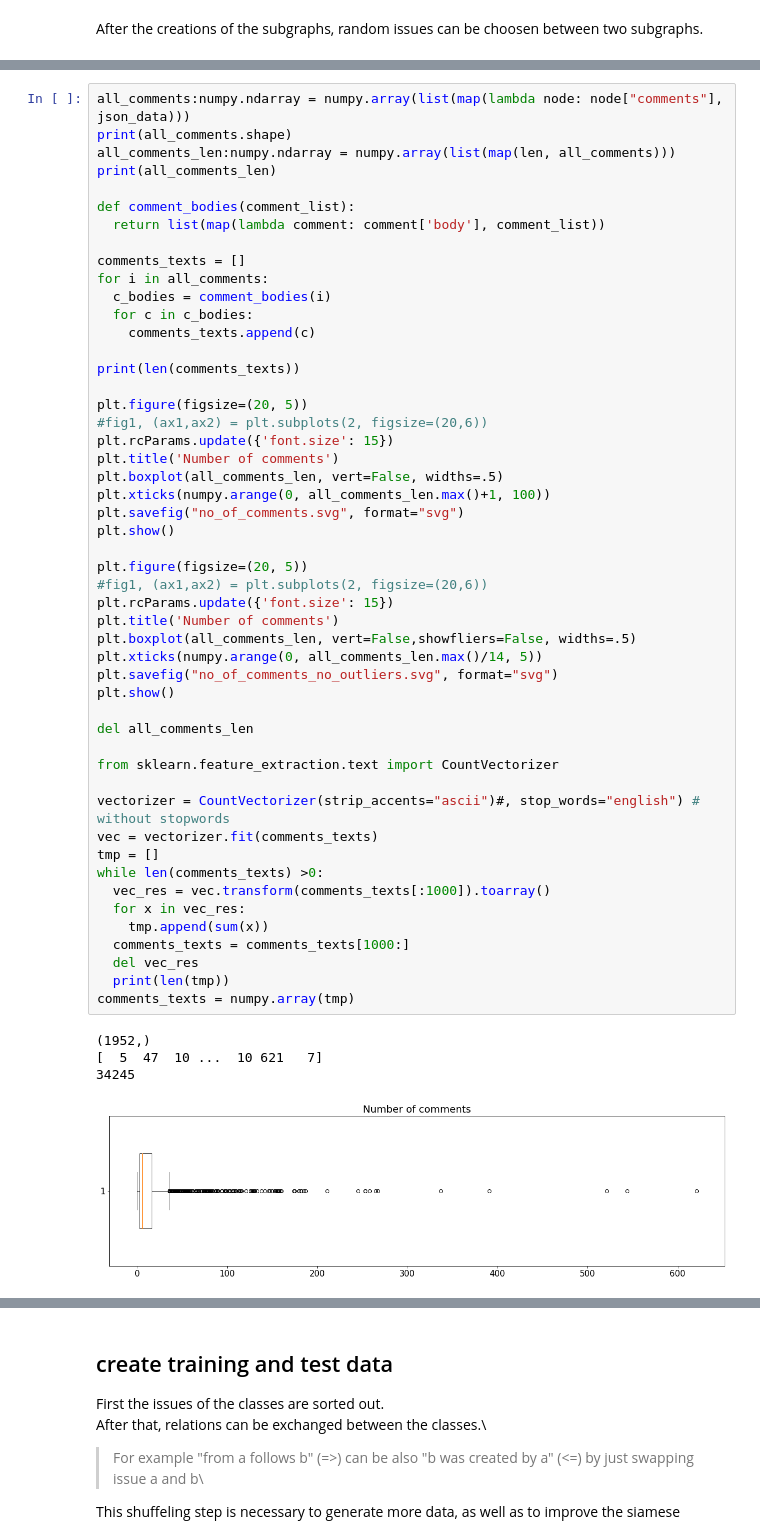
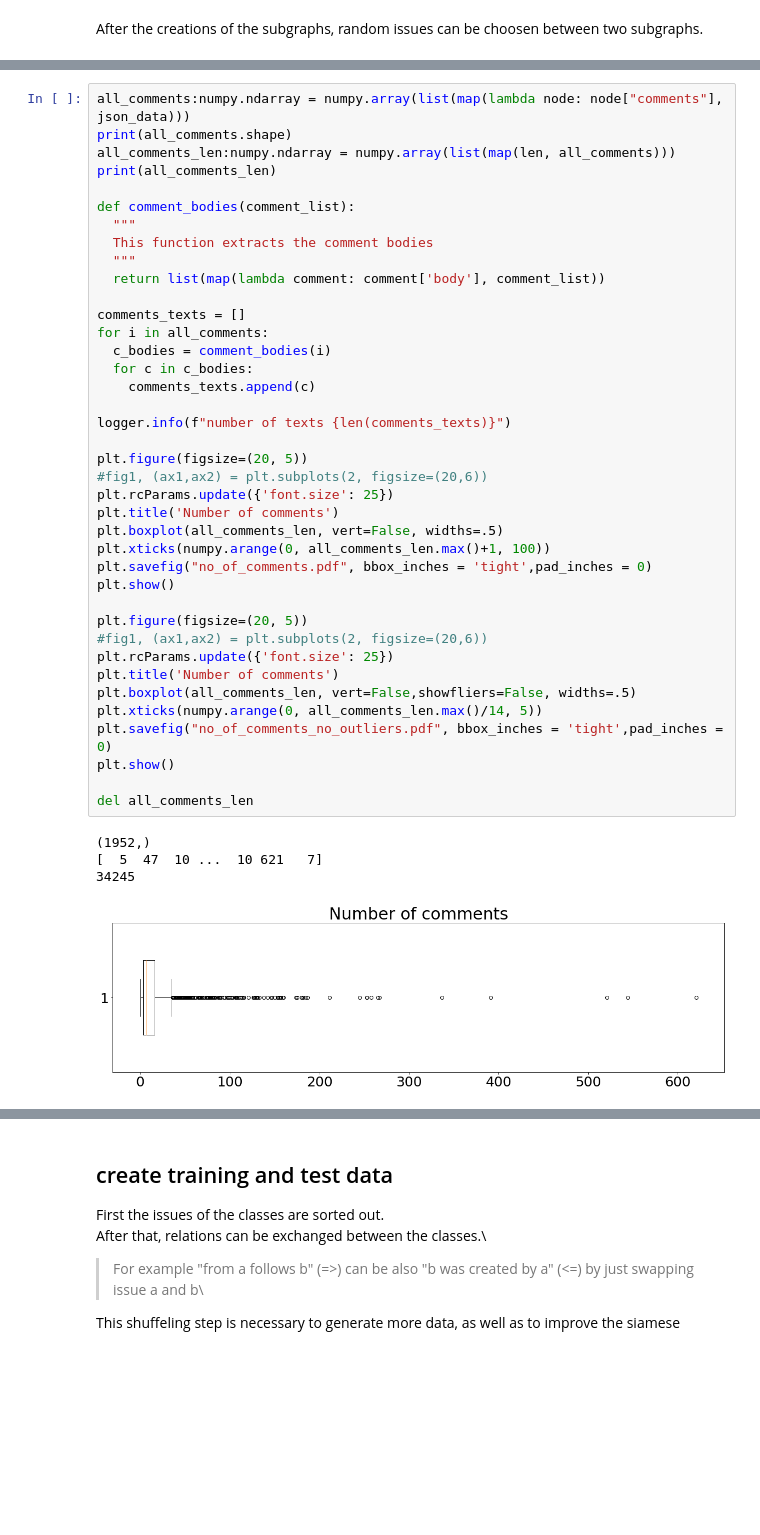
Before and after one commit to T0B1K/Issue_Relations, a Jupyter notebook: generate_data/RelationGeneration.ipynb, the cells around one changed output, grey strips where cells are left out. Saved outputs shown, nothing was run; the diff lists cells and outputs as text; blank space fills up the shorter version.

```diff
--- a/generate_data/RelationGeneration.ipynb
+++ b/generate_data/RelationGeneration.ipynb
@@ -452,51 +451,40 @@ all_comments_len:numpy.ndarray = numpy.array(list(map(len, all_comments)))
 print(all_comments_len)
 
 def comment_bodies(comment_list):
+  """
+  This function extracts the comment bodies
+  """
   return list(map(lambda comment: comment['body'], comment_list))
 
 comments_texts = []
 for i in all_comments:
   c_bodies = comment_bodies(i)
   for c in c_bodies:
     comments_texts.append(c)
 
-print(len(comments_texts))
+logger.info(f"number of texts {len(comments_texts)}")
 
 plt.figure(figsize=(20, 5))
 #fig1, (ax1,ax2) = plt.subplots(2, figsize=(20,6))
-plt.rcParams.update({'font.size': 15})
+plt.rcParams.update({'font.size': 25})
 plt.title('Number of comments')
 plt.boxplot(all_comments_len, vert=False, widths=.5)
 plt.xticks(numpy.arange(0, all_comments_len.max()+1, 100))
-plt.savefig("no_of_comments.svg", format="svg")
+plt.savefig("no_of_comments.pdf", bbox_inches = 'tight',pad_inches = 0)
 plt.show()
 
 plt.figure(figsize=(20, 5))
 #fig1, (ax1,ax2) = plt.subplots(2, figsize=(20,6))
-plt.rcParams.update({'font.size': 15})
+plt.rcParams.update({'font.size': 25})
 plt.title('Number of comments')
 plt.boxplot(all_comments_len, vert=False,showfliers=False, widths=.5)
 plt.xticks(numpy.arange(0, all_comments_len.max()/14, 5))
-plt.savefig("no_of_comments_no_outliers.svg", format="svg")
+plt.savefig("no_of_comments_no_outliers.pdf", bbox_inches = 'tight',pad_inches = 0)
 plt.show()
 
 del all_comments_len
-
-from sklearn.feature_extraction.text import CountVectorizer
-
-vectorizer = CountVectorizer(strip_accents="ascii")#, stop_words="english") # without stopwords
-vec = vectorizer.fit(comments_texts)
-tmp = []
-while len(comments_texts) >0:
-  vec_res = vec.transform(comments_texts[:1000]).toarray()
-  for x in vec_res:
-    tmp.append(sum(x))
-  comments_texts = comments_texts[1000:]
-  del vec_res
-  print(len(tmp))
-comments_texts = numpy.array(tmp)
 # %% [output]
 (1952,)
 [  5  47  10 ...  10 621   7]
 34245
-[figure, old version]
+[figure, new version]
```
Also changed, not shown: parts of 12 cells of this notebook, 13 other files.
